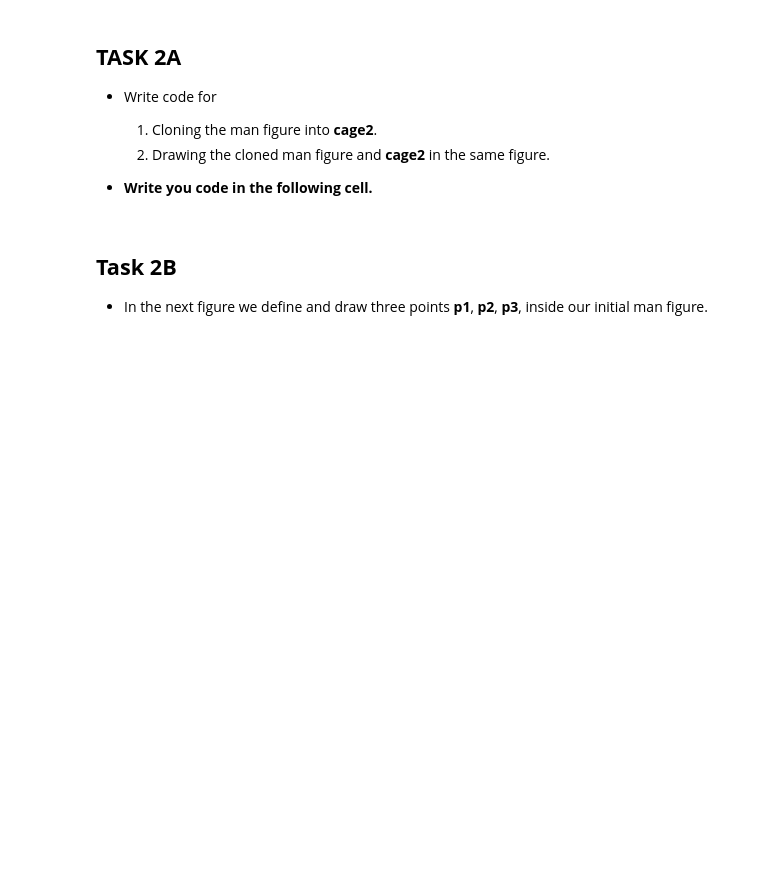
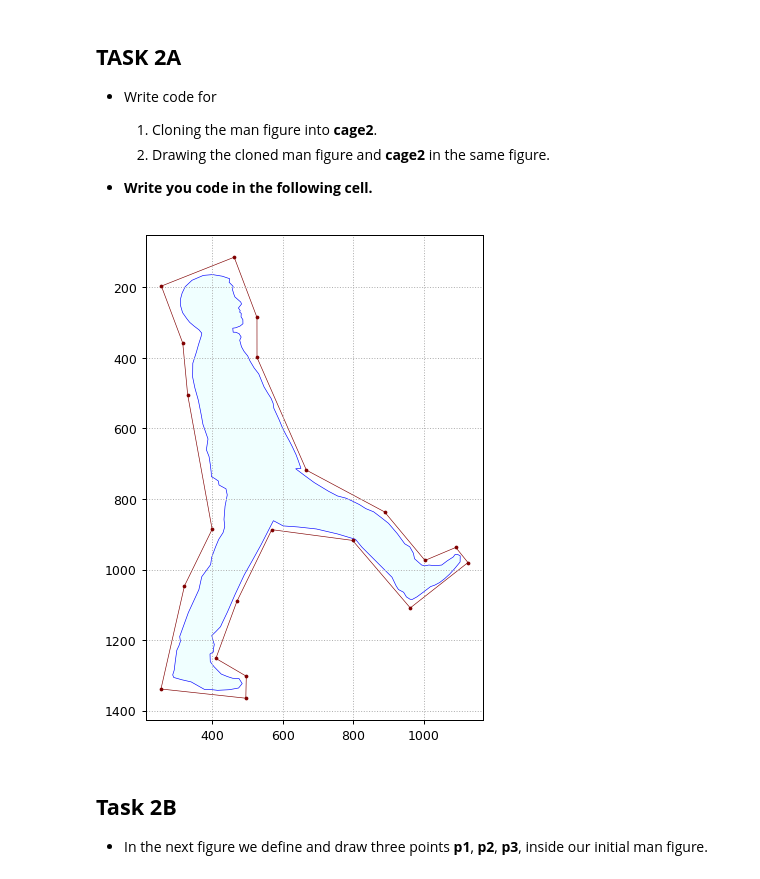
Before and after one commit to yossi0y530y/DO180-apps, a Jupyter notebook: harmonic_task.ipynb, the cells around one changed output. Drawn from its saved outputs; the diff is of its cells as text; code cells hidden in the pictures; blank space fills up the shorter version.

```diff
--- a/harmonic_task.ipynb
+++ b/harmonic_task.ipynb
@@ -387,3 +403,14 @@ show_plot()
+# %%
+transitional_man = harmonic_coordinates(man)
+man2 = clone(transitional_man,cage2)
+
+plt.figure(figsize=(7,7))
+draw_curve(man2, fill=True, facecolor="azure", linewidth=0.5)
+draw_cage(cage2, linewidth=0.5)
+
+show_plot()
+# %% [output]
+[figure, added]
 # %% [markdown]
 ## **Task 2B**
 * In the next figure we define and draw three points
```
Also changed, not shown: parts of 14 cells of this notebook.
